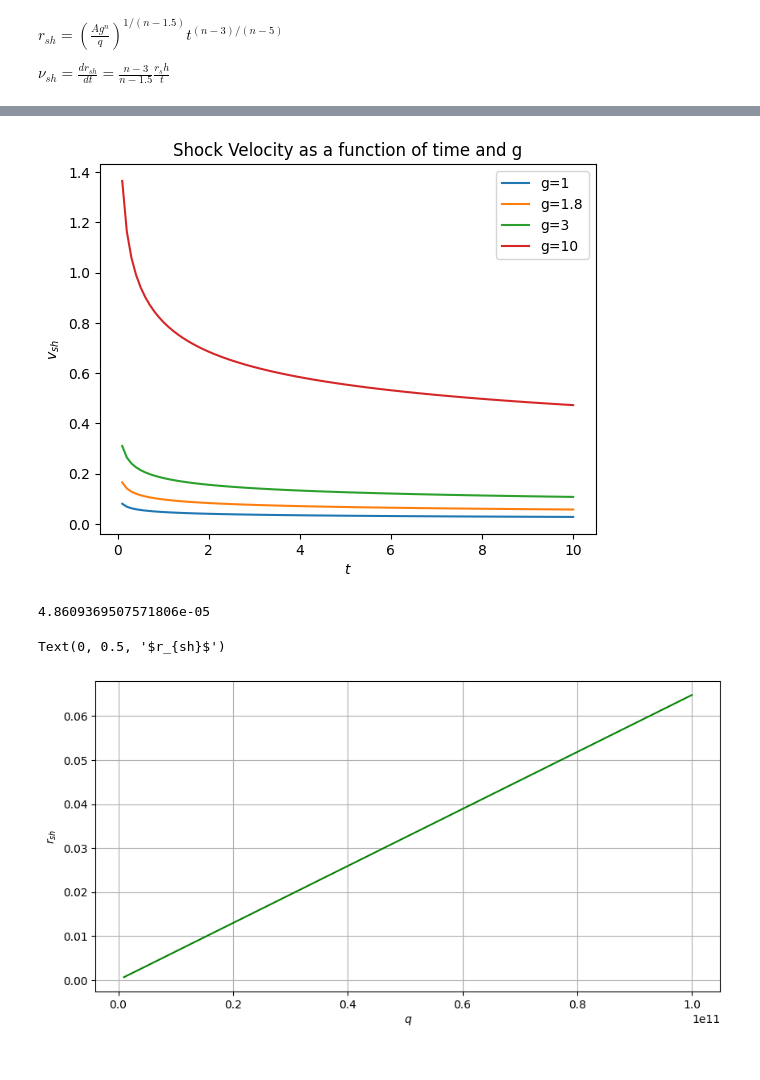
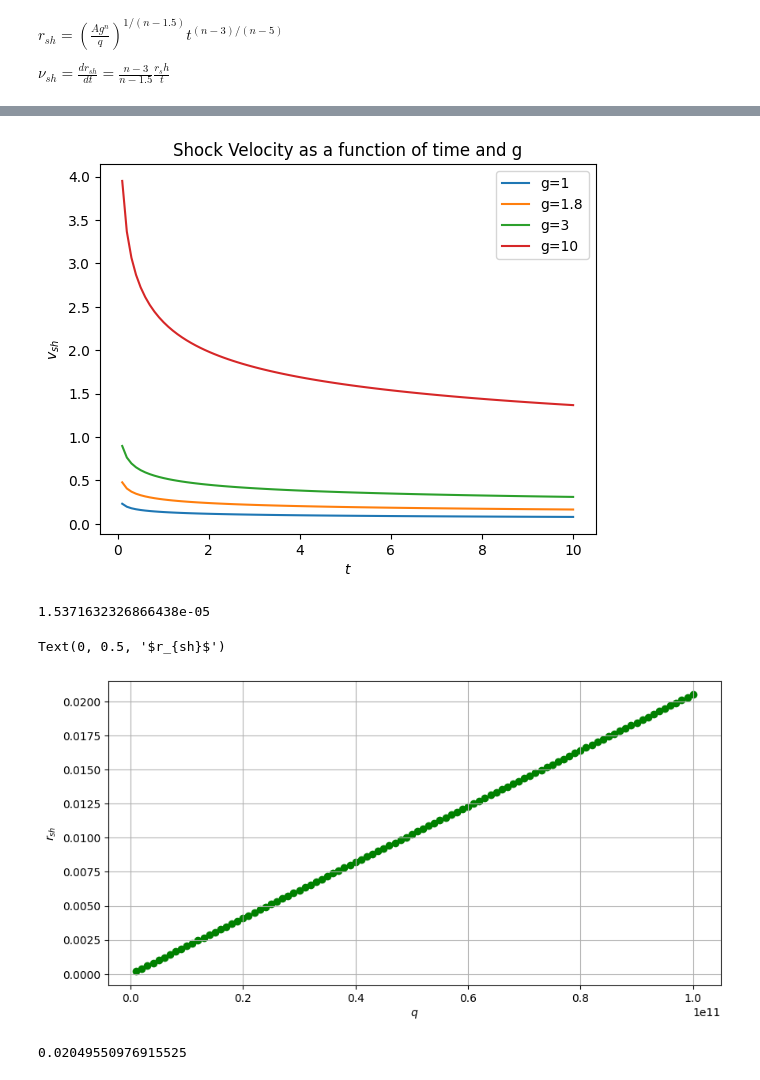
Before and after one commit to danielvijill/ip_supernovae, a Jupyter notebook: Shock_Dynamics.ipynb, the cells around one changed output, grey strips where cells are left out. Cells and saved outputs as stored; diff of their text form; code cells hidden in the pictures.

Commit message:
diff n values

```diff
--- a/Shock_Dynamics.ipynb
+++ b/Shock_Dynamics.ipynb
@@ -15,7 +15,7 @@ import matplotlib.pyplot as plt
 t = np.linspace(0, 10, 100)
 # %%
 n=8;
-A=1;
+A=1e3;
 g=1.8;
 # %%
 Mcsm = 1 #mass of the csm in solar masses
@@ -76,26 +76,30 @@ for i in g_values:
     plt.title('Shock Velocity as a function of time and g')
     plt.legend()
 # %% [output]
-[figure, old version]
+[figure, new version]
 # %%
-k = 0.02 #m2 kg-1
+k = 0.002 #m2 kg-1
 c = 3.00e8
 # %%
 rsh_diff = ((A*(g**n) *(q**(n-4)))**(2/n))*(((2*(n-3)*k)/(3*(n-1.5)*c))**(2*(n-3)/n))
 # %%
 print(rsh_diff)
 # %% [output]
-4.8609369507571806e-05
+1.5371632326866438e-05
 # %%
 q_values = np.linspace(10e8, 10e10, 100)
 # %%
 rsh_diff_q = ((A*(g**n) *(q_values**(n-4)))**(2/n))*(((2*(n-3)*k)/(3*(n-1.5)*c))**(2*(n-3)/n))
 # %%
 plt.figure(figsize=(10,5))
-plt.plot(q_values, rsh_diff_q, color='g')
+plt.scatter(q_values, rsh_diff_q, color='g')
 plt.grid()
 plt.xlabel('$q$')
 plt.ylabel('$r_{sh}$')
 # %% [output]
 Text(0, 0.5, '$r_{sh}$')
-[figure, old version]
+[figure, new version]
+# %%
+rsh_diff_q[99]
+# %% [output]
+0.02049550976915525
```
Also changed, not shown: parts of 5 cells of this notebook.
